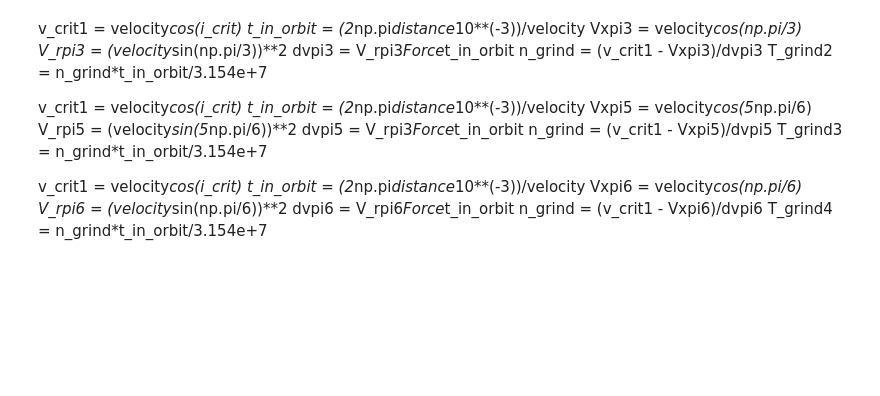
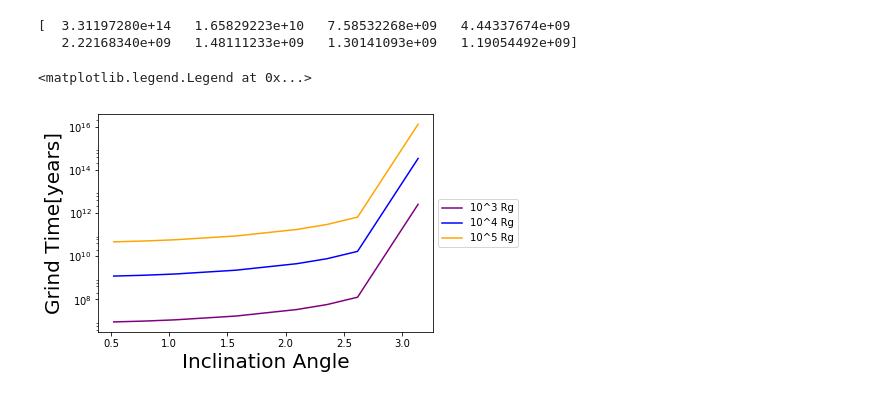
Before and after one commit to gfabj/Summer_Research_Project, a Jupyter notebook: T_Grind_First_Method.ipynb, the cells around one changed output. Drawn from its saved outputs; the diff is of its cells as text; code cells hidden in the pictures; blank space fills up the shorter version.

```diff
--- a/T_Grind_First_Method.ipynb
+++ b/T_Grind_First_Method.ipynb
@@ -230,24 +233,50 @@ ax.legend(loc='center left', bbox_to_anchor=(1, 0.5))
-# %% [markdown]
-v_crit1 = velocity*cos(i_crit)
-t_in_orbit = (2*np.pi*distance*10**(-3))/velocity
-Vxpi3 = velocity*cos(np.pi/3)
-V_rpi3 = (velocity*sin(np.pi/3))**2
-dvpi3 = V_rpi3*Force*t_in_orbit
-n_grind = (v_crit1 - Vxpi3)/dvpi3
-T_grind2 = n_grind*t_in_orbit/3.154e+7
-
-v_crit1 = velocity*cos(i_crit)
-t_in_orbit = (2*np.pi*distance*10**(-3))/velocity
-Vxpi5 = velocity*cos(5*np.pi/6)
-V_rpi5 = (velocity*sin(5*np.pi/6))**2
-dvpi5 = V_rpi3*Force*t_in_orbit
-n_grind = (v_crit1 - Vxpi5)/dvpi5
-T_grind3 = n_grind*t_in_orbit/3.154e+7
-
-v_crit1 = velocity*cos(i_crit)
-t_in_orbit = (2*np.pi*distance*10**(-3))/velocity
-Vxpi6 = velocity*cos(np.pi/6)
-V_rpi6 = (velocity*sin(np.pi/6))**2
-dvpi6 = V_rpi6*Force*t_in_orbit
-n_grind = (v_crit1 - Vxpi6)/dvpi6
-T_grind4 = n_grind*t_in_orbit/3.154e+7
+# %%
+v_crit2 = 38463.0328*(cos(i_crit))
+t_in_orbit2 = (2*np.pi*119.627381*1.5e+11)/38463.0328
+Vxia = 38463.0328*(cos(i_d))
+V_ria = (38463.0328*sin(i_d))**2
+dvia = V_rpi6a*Force*7.01503495128e-10*t_in_orbit2
+N_grindi2 = (v_crit2 - Vxia)/(dvia*10**3)
+t_grindi2 = N_grindi2*t_in_orbit2/3.154e+7
+
+v_crit3 = 12108.1721*(cos(i_crit))
+t_in_orbit3 = (2*np.pi*1207.14788*1.5e+11)/12108.1721
+Vxib =12108.1721*(cos(i_d))
+V_rib = (12108.1721*sin(i_d))**2
+dvib = V_rib*Force*1.02150507278e-10*t_in_orbit3
+N_grindi3 = (v_critb - Vxib)/(dvib*10**3)
+t_grindi3 = N_grindi3*t_in_orbit3/3.154e+7
+
+v_crit4 = 3688.94264*(cos(i_crit))
+t_in_orbit4 = (2*np.pi*13005.1044*1.5e+11)/3688.94264
+Vxic =3688.94264*(cos(i_d))
+V_ric = (3688.94264*sin(i_d))**2
+dvic = V_ric*Force*2.52906361193e-12*t_in_orbit4
+N_grindi4 = (v_crit4 - Vxic)/(dvic*10**3)
+t_grindi4 = N_grindi4*t_in_orbit4/3.154e+7
+
+v_crit5 = 1122.64205*(cos(i_crit))
+t_in_orbit5 = (2*np.pi*140421.962*1.5e+11)/1122.64205
+Vxid =1122.64205*(cos(i_d))
+V_rid = (1122.64205*sin(i_d))**2
+dvid = V_rid*Force*2.16069454761e-13*t_in_orbit5
+N_grindi5 = (v_crit5 - Vxid)/(dvid*10**3)
+t_grindi5 = N_grindi5*t_in_orbit5/3.154e+7
+
+print t_grindi4
+# %% [output]
+[  3.31197280e+14   1.65829223e+10   7.58532268e+09   4.44337674e+09
+   2.22168340e+09   1.48111233e+09   1.30141093e+09   1.19054492e+09]
+# %%
+logPlot = plt.gca()
+plt.semilogy(i_d,t_grindi3, c='purple', label='10^3 Rg')
+plt.semilogy(i_d,t_grindi4, c='b', label='10^4 Rg')
+plt.semilogy(i_d,t_grindi5, c='orange', label='10^5 Rg')
+plt.xlabel('Inclination Angle', size = 20)
+plt.ylabel('Grind Time[years]', size = 20)
+plt.legend()
+ax = plt.subplot(111)
+ax.legend(loc='center left', bbox_to_anchor=(1, 0.5))
+# %% [output]
+<matplotlib.legend.Legend at 0x...>
+[figure, added]
```
Also changed, not shown: parts of 6 cells of this notebook, 5 other files.
